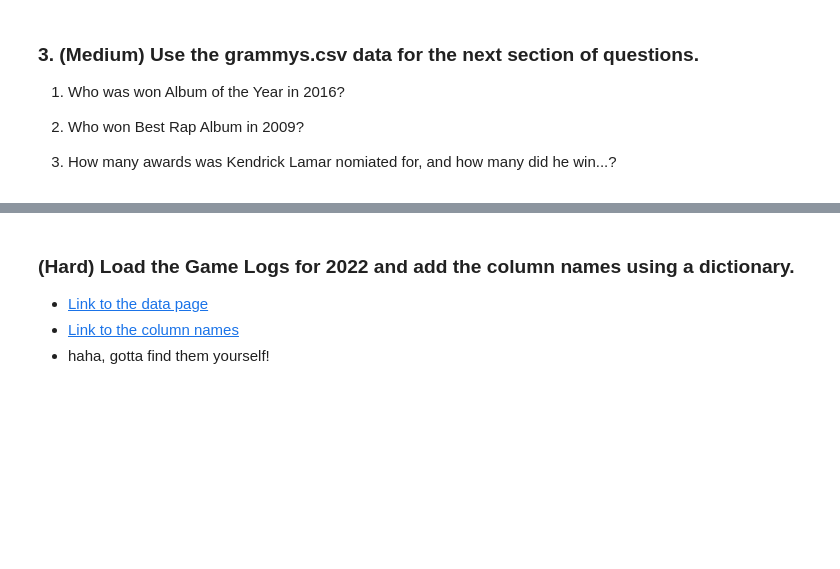
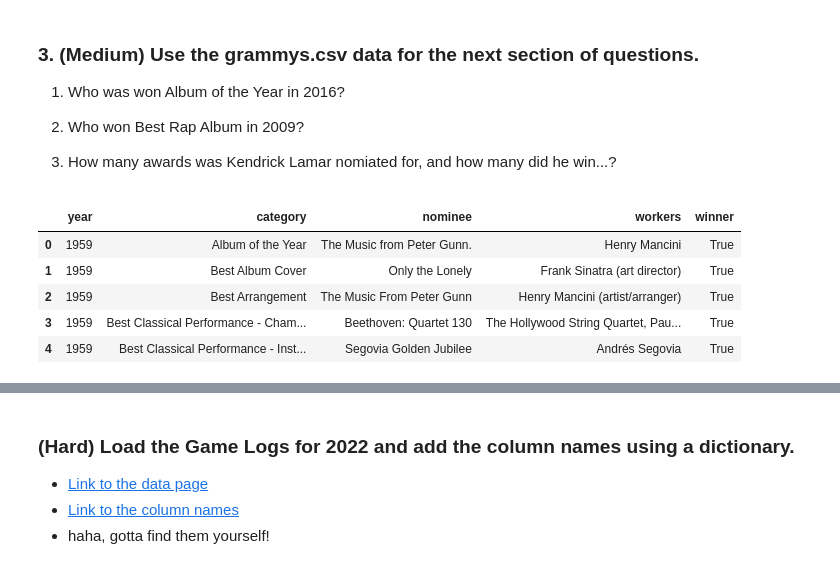
Before and after one commit to luna-miguel/my-fork-2024-DS-Tue, a Jupyter notebook: Week-01-Pandas/Exercise-ML.ipynb, the cells around one changed output, grey strips where cells are left out. Saved outputs shown, nothing was run; the diff lists cells and outputs as text; code cells hidden in the pictures; blank space fills up the shorter version.

```diff
--- a/Week-01-Pandas/Exercise-ML.ipynb
+++ b/Week-01-Pandas/Exercise-ML.ipynb
@@ -322,3 +348,13 @@ Every question below this cell is extra credit and optional.
 
 
 3. How many awards was Kendrick Lamar nomiated for, and how many did he win...?
+# %%
+df = pd.read_csv('data/grammys.csv')
+df.head()
+# %% [output]
+|  | year | category | nominee | workers | winner |
+| 0 | 1959 | Album of the Year | The Music from Peter Gunn. | Henry Mancini | True |
+| 1 | 1959 | Best Album Cover | Only the Lonely | Frank Sinatra (art director) | True |
+| 2 | 1959 | Best Arrangement | The Music From Peter Gunn | Henry Mancini (artist/arranger) | True |
+| 3 | 1959 | Best Classical Performance - Cham... | Beethoven: Quartet 130 | The Hollywood String Quartet, Pau... | True |
+| 4 | 1959 | Best Classical Performance - Inst... | Segovia Golden Jubilee | Andrés Segovia | True |
```
Also changed, not shown: parts of 16 cells of this notebook.
